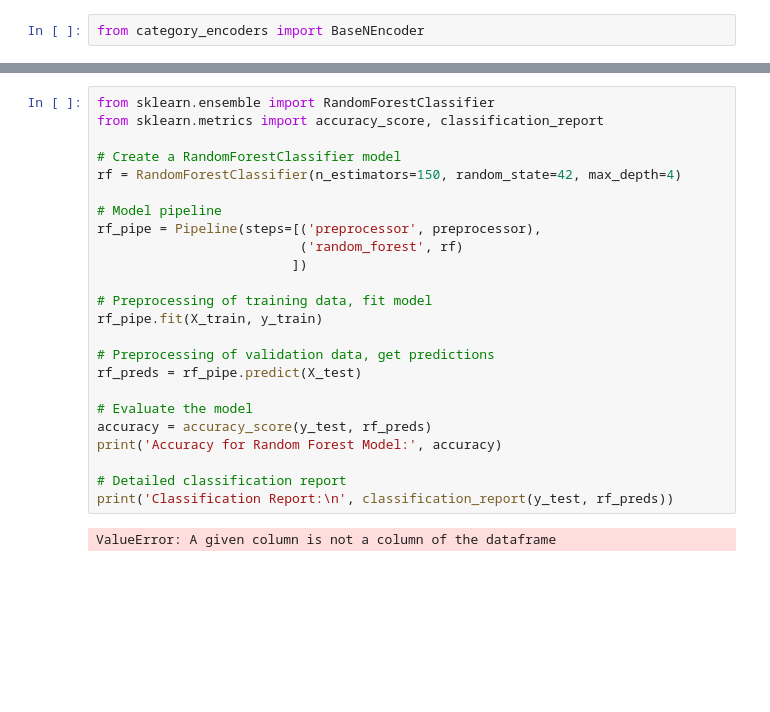
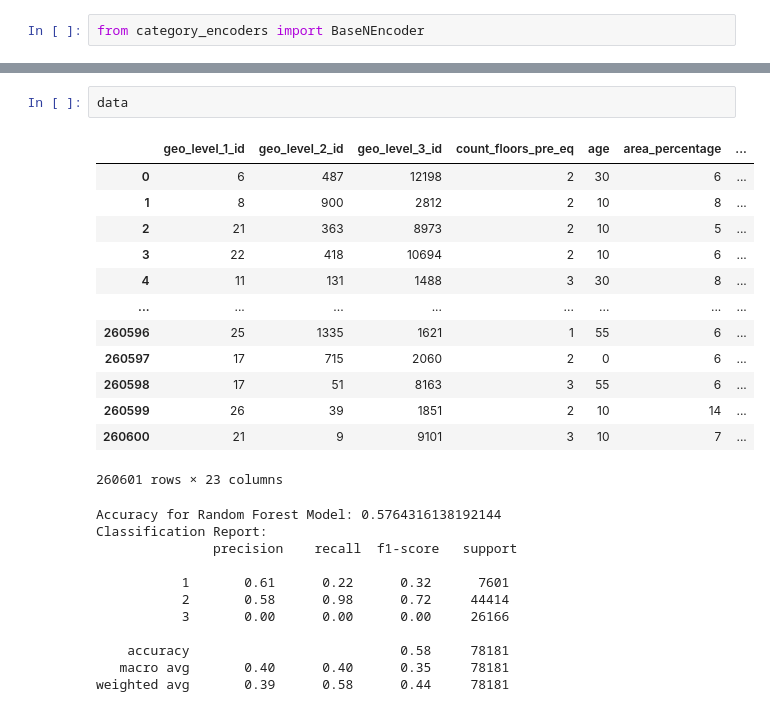
Before and after one commit to Ralo93/earthquake_damage_prediction, a Jupyter notebook: notebooks/0.2_rvl_earthquake_baseline.ipynb, the cells around one changed output, grey strips where cells are left out. Drawn from its saved outputs; the diff is of its cells as text; blank space fills up the shorter version.

```diff
--- a/notebooks/0.2_rvl_earthquake_baseline.ipynb
+++ b/notebooks/0.2_rvl_earthquake_baseline.ipynb
@@ -117,26 +188,29 @@ preprocessor = ColumnTransformer(transformers=[
+# %%
+data
+# %% [output]
+|  | geo_level_1_id | geo_level_2_id | geo_level_3_id | count_floors_pre_eq | age | area_percentage | ... |
+| 0 | 6 | 487 | 12198 | 2 | 30 | 6 | ... |
+| 1 | 8 | 900 | 2812 | 2 | 10 | 8 | ... |
+| 2 | 21 | 363 | 8973 | 2 | 10 | 5 | ... |
+| 3 | 22 | 418 | 10694 | 2 | 10 | 6 | ... |
+| 4 | 11 | 131 | 1488 | 3 | 30 | 8 | ... |
+| ... | ... | ... | ... | ... | ... | ... | ... |
+| 260596 | 25 | 1335 | 1621 | 1 | 55 | 6 | ... |
+| 260597 | 17 | 715 | 2060 | 2 | 0 | 6 | ... |
+| 260598 | 17 | 51 | 8163 | 3 | 55 | 6 | ... |
+| 260599 | 26 | 39 | 1851 | 2 | 10 | 14 | ... |
+| 260600 | 21 | 9 | 9101 | 3 | 10 | 7 | ... |
+260601 rows × 23 columns
 # %%
-from sklearn.ensemble import RandomForestClassifier
-from sklearn.metrics import accuracy_score, classification_report
-
-# Create a RandomForestClassifier model
-rf = RandomForestClassifier(n_estimators=150, random_state=42, max_depth=4)
-
-# Model pipeline
-rf_pipe = Pipeline(steps=[('preprocessor', preprocessor),
-                          ('random_forest', rf)
-                         ])
-
-# Preprocessing of training data, fit model
-rf_pipe.fit(X_train, y_train)
-
-# Preprocessing of validation data, get predictions
-rf_preds = rf_pipe.predict(X_test)
-
-# Evaluate the model
-accuracy = accuracy_score(y_test, rf_preds)
-print('Accuracy for Random Forest Model:', accuracy)
-
-# Detailed classification report
-print('Classification Report:\n', classification_report(y_test, rf_preds))
 # %% [output]
-ValueError: A given column is not a column of the dataframe
+Accuracy for Random Forest Model: 0.5764316138192144
+Classification Report:
+               precision    recall  f1-score   support
+
+           1       0.61      0.22      0.32      7601
+           2       0.58      0.98      0.72     44414
+           3       0.00      0.00      0.00     26166
+
+    accuracy                           0.58     78181
+   macro avg       0.40      0.40      0.35     78181
+weighted avg       0.39      0.58      0.44     78181
```
Also changed, not shown: parts of 17 cells of this notebook, 2 other files.
